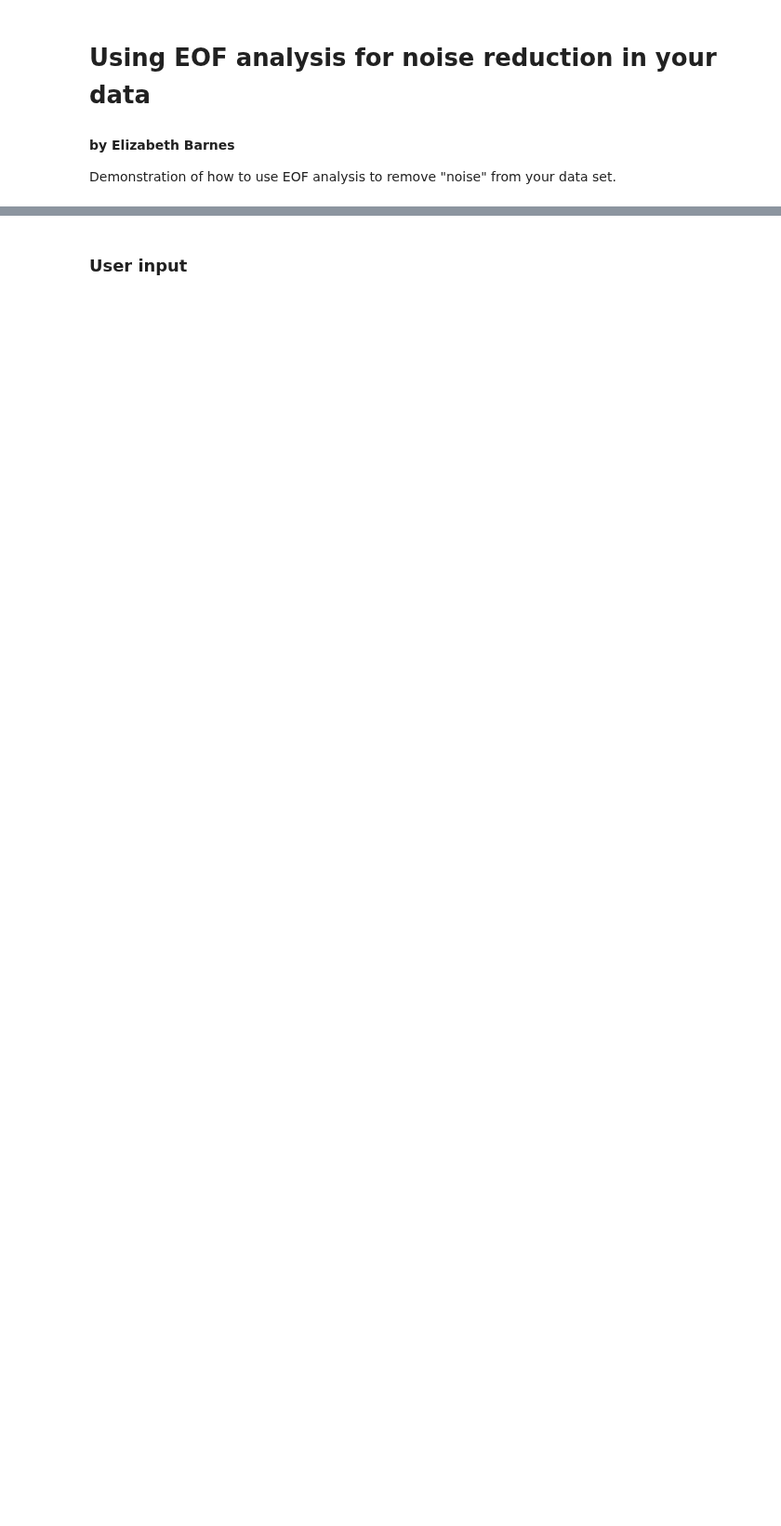
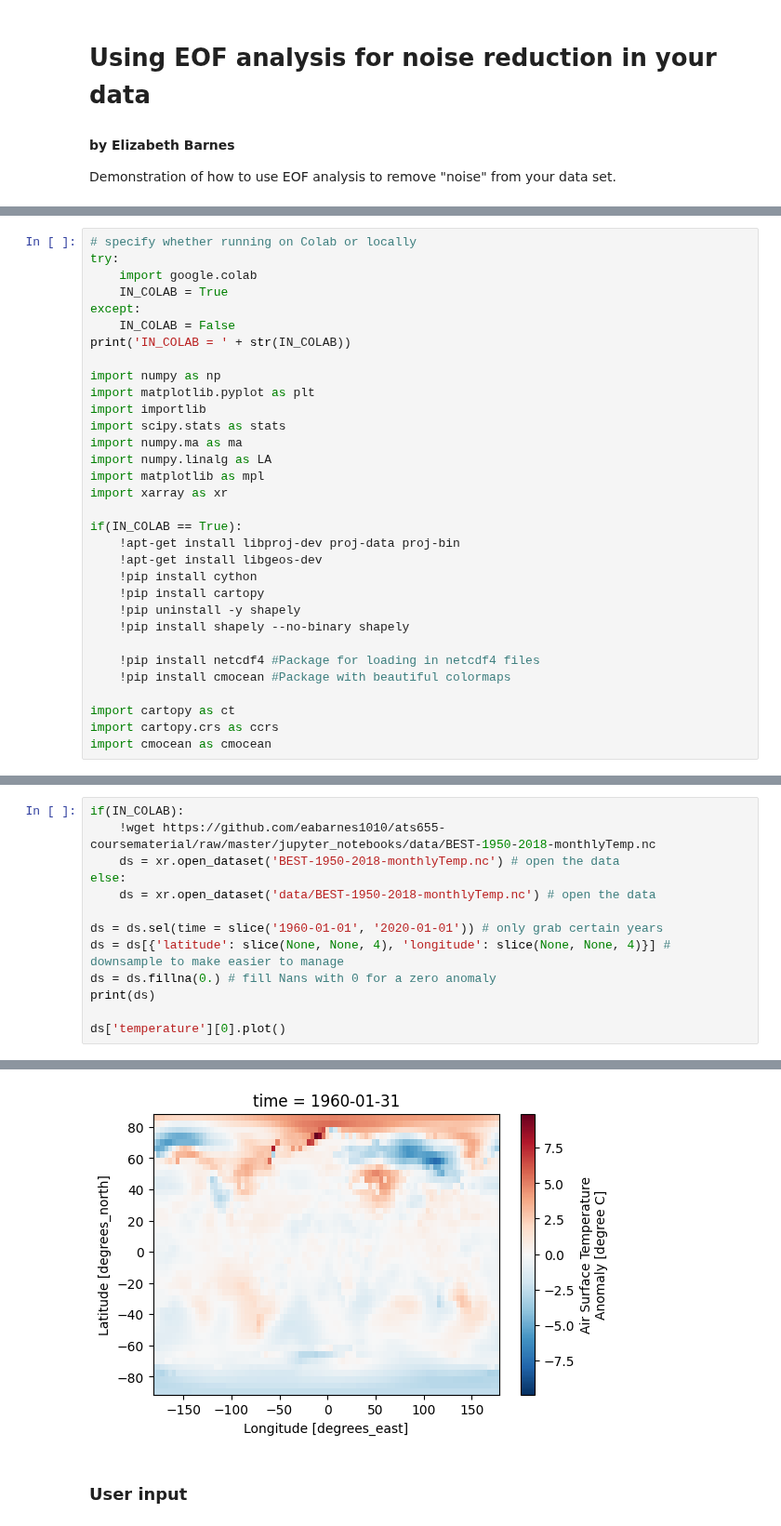
Before and after one commit to kjmayer/ats655-coursematerial, a Jupyter notebook: jupyter_notebooks/eof_noise_reduction.ipynb, the cells around one changed output, grey strips where cells are left out. Shown at 93% size. Cells and saved outputs as stored; diff of their text form; blank space fills up the shorter version.

```diff
--- a/jupyter_notebooks/eof_noise_reduction.ipynb
+++ b/jupyter_notebooks/eof_noise_reduction.ipynb
@@ -39,0 +6,32 @@ warnings.filterwarnings("ignore")
+# %%
+# specify whether running on Colab or locally
+try:
+    import google.colab
+    IN_COLAB = True
+except:
+    IN_COLAB = False
+print('IN_COLAB = ' + str(IN_COLAB))
+
+import numpy as np
+import matplotlib.pyplot as plt
+import importlib
+import scipy.stats as stats
+import numpy.ma as ma
+import numpy.linalg as LA
+import matplotlib as mpl
+import xarray as xr
+
+if(IN_COLAB == True):
+    !apt-get install libproj-dev proj-data proj-bin
+    !apt-get install libgeos-dev
+    !pip install cython
+    !pip install cartopy
+    !pip uninstall -y shapely
+    !pip install shapely --no-binary shapely
+
+    !pip install netcdf4 #Package for loading in netcdf4 files
+    !pip install cmocean #Package with beautiful colormaps
+
+import cartopy as ct
+import cartopy.crs as ccrs
+import cmocean as cmocean
@@ -54,0 +122,14 @@ NameError: name 'np' is not defined
+# %%
+if(IN_COLAB):
+    !wget https://github.com/eabarnes1010/ats655-coursematerial/raw/master/jupyter_notebooks/data/BEST-1950-2018-monthlyTemp.nc
+    ds = xr.open_dataset('BEST-1950-2018-monthlyTemp.nc') # open the data
+else:
+    ds = xr.open_dataset('data/BEST-1950-2018-monthlyTemp.nc') # open the data
+
+ds = ds.sel(time = slice('1960-01-01', '2020-01-01')) # only grab certain years
+ds = ds[{'latitude': slice(None, None, 4), 'longitude': slice(None, None, 4)}] # downsample to make easier to manage
+ds = ds.fillna(0.) # fill Nans with 0 for a zero anomaly
+print(ds)
+
+ds['temperature'][0].plot()
+# %% [output]
@@ -55,3 +154,4 @@ NameError: name 'np' is not defined
+[figure, added]
 # %% [markdown]
 ### User input
 # %%
```
Also changed, not shown: parts of 14 cells of this notebook, 7 other files.
